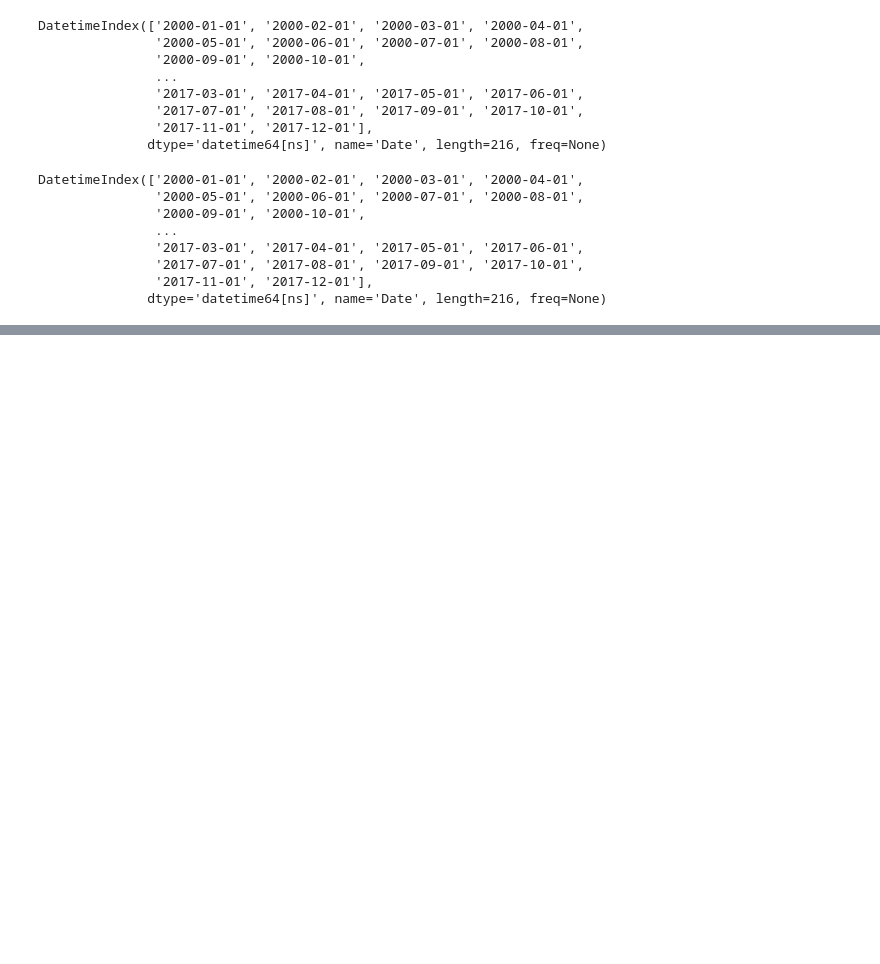
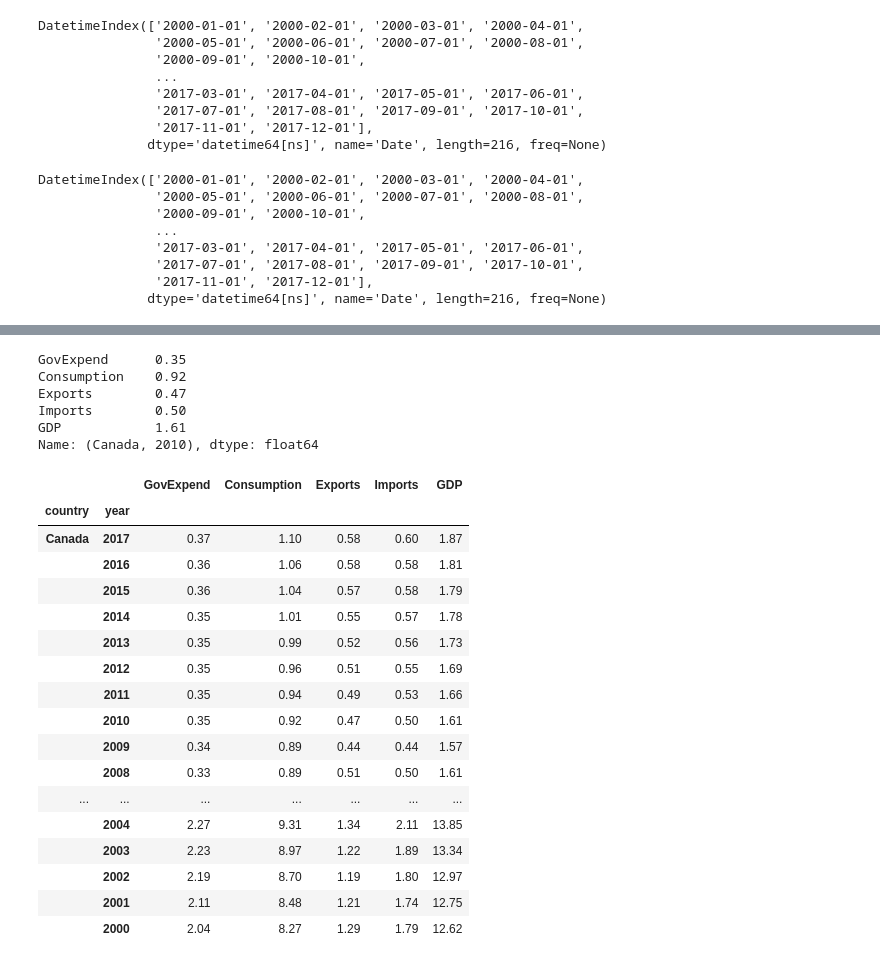
Before and after one commit to weix1996/lectures, a Jupyter notebook: Lecture 12 More Pandas.ipynb, the cells around one changed output, grey strips where cells are left out. Cells and saved outputs as stored; diff of their text form; code cells hidden in the pictures; blank space fills up the shorter version.

```diff
--- a/Lecture 12 More Pandas.ipynb
+++ b/Lecture 12 More Pandas.ipynb
@@ -131,0 +631,3 @@ DatetimeIndex(['2000-01-01', '2000-02-01', '2000-03-01', '2000-04-01',
+# %%
+url = "https://datascience.quantecon.org/assets/data/wdi_data.csv"
+df = pd.read_csv(url)
@@ -131,0 +650,2 @@ DatetimeIndex(['2000-01-01', '2000-02-01', '2000-03-01', '2000-04-01',
+# %%
+new4 = df.set_index(['country','year'])
@@ -131,0 +692,10 @@ DatetimeIndex(['2000-01-01', '2000-02-01', '2000-03-01', '2000-04-01',
+# %%
+# put the multi-index in a tuple, not a list
+new4.loc[('Canada',2010)]
+# %% [output]
+GovExpend      0.35
+Consumption    0.92
+Exports        0.47
+Imports        0.50
+GDP            1.61
+Name: (Canada, 2010), dtype: float64
@@ -131,0 +705,21 @@ DatetimeIndex(['2000-01-01', '2000-02-01', '2000-03-01', '2000-04-01',
+# %%
+new4.loc[['Canada','United States']]
+# %% [output]
+|  |  | GovExpend | Consumption | Exports | Imports | GDP |
+| country | year |  |  |  |  |  |
+| Canada | 2017 | 0.37 | 1.10 | 0.58 | 0.60 | 1.87 |
+|  | 2016 | 0.36 | 1.06 | 0.58 | 0.58 | 1.81 |
+|  | 2015 | 0.36 | 1.04 | 0.57 | 0.58 | 1.79 |
+|  | 2014 | 0.35 | 1.01 | 0.55 | 0.57 | 1.78 |
+|  | 2013 | 0.35 | 0.99 | 0.52 | 0.56 | 1.73 |
+|  | 2012 | 0.35 | 0.96 | 0.51 | 0.55 | 1.69 |
+|  | 2011 | 0.35 | 0.94 | 0.49 | 0.53 | 1.66 |
+|  | 2010 | 0.35 | 0.92 | 0.47 | 0.50 | 1.61 |
+|  | 2009 | 0.34 | 0.89 | 0.44 | 0.44 | 1.57 |
+|  | 2008 | 0.33 | 0.89 | 0.51 | 0.50 | 1.61 |
+| ... | ... | ... | ... | ... | ... | ... |
+|  | 2004 | 2.27 | 9.31 | 1.34 | 2.11 | 13.85 |
+|  | 2003 | 2.23 | 8.97 | 1.22 | 1.89 | 13.34 |
+|  | 2002 | 2.19 | 8.70 | 1.19 | 1.80 | 12.97 |
+|  | 2001 | 2.11 | 8.48 | 1.21 | 1.74 | 12.75 |
+|  | 2000 | 2.04 | 8.27 | 1.29 | 1.79 | 12.62 |
```
Also changed, not shown: parts of 68 cells of this notebook.
